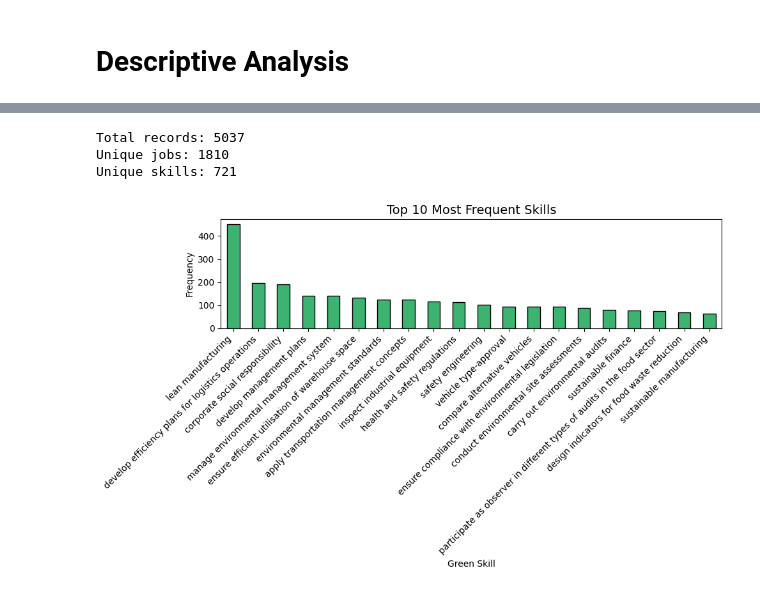
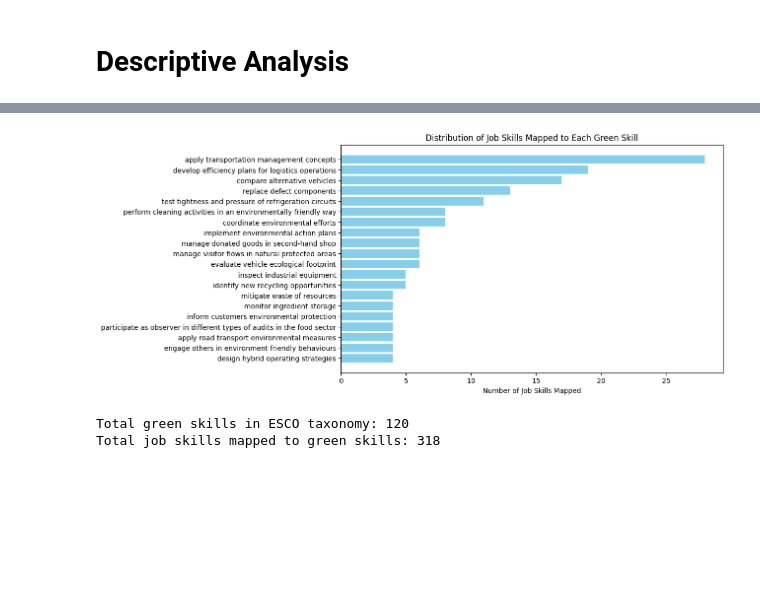
Before and after one commit to JNArrazola/green_skill_RAG_system, a Jupyter notebook: src/4_descriptive_analysis.ipynb, the cells around one changed output, grey strips where cells are left out. Cells and saved outputs as stored; diff of their text form; code cells hidden in the pictures; blank space fills up the shorter version.

```diff
--- a/src/4_descriptive_analysis.ipynb
+++ b/src/4_descriptive_analysis.ipynb
@@ -13,5 +7,5 @@ import pandas as pd
 # %%
 # Load the data
-df_joined = pd.read_csv("../data/green_jobs_normalized.csv")
-df_jobs = pd.read_csv("../data/jan_to_apr_2025_with_languages_cleaned.csv")
-df_skills = pd.read_csv("../data/taxonomies/esco_green_skills_cleaned.csv")
+df_skills = pd.read_csv("../data/green_skills_with_GPT-5.csv")
+print(df_skills.shape)
+df_skills.head()
@@ -34,4 +19,0 @@ merged_jobs.head()
-# %%
-# Prepare the skills for merging
-df_skills = df_skills.reset_index().rename(columns={"index": "skill_id", "green_skill": "skill_name"}) # Add skill_id as a column
-merged_final = pd.merge(merged_jobs, df_skills, on="skill_id", how="left") # Merge with skills to get skill names
@@ -67,26 +19,0 @@ result = pd.read_csv("../data/green_jobs_with_titles.csv")
-# %%
-total_records = len(result)
-unique_jobs = result["job_id"].nunique()
-unique_skills = result["skill_id"].nunique()
-
-print(f"Total records: {total_records}")
-print(f"Unique jobs: {unique_jobs}")
-print(f"Unique skills: {unique_skills}")
-# %% [output]
-Total records: 5037
-Unique jobs: 1810
-Unique skills: 721
-# %%
-plt.figure(figsize=(10,6))
-
-skill_freq = result["skill_name"].value_counts()
-skill_freq.head(20).plot(kind="bar", color="mediumseagreen", edgecolor="black")
-
-plt.title("Top 10 Most Frequent Skills", fontsize=14)
-plt.xlabel("Green Skill")
-plt.ylabel("Frequency")
-plt.xticks(rotation=45, ha="right")
-plt.tight_layout()
-plt.show()
-# %% [output]
-[figure, removed]
@@ -94,0 +20,26 @@ skill_freq.to_csv("../data/skill_frequencies.csv")
+# %%
+Y = df_skills[df_skills["esco_skill_name"] != "No"]['esco_skill_name'].value_counts().sort_values(ascending=False)
+X = Y.index
+
+with open("../data/green_skills_mapped.txt", "w") as f:
+    for skill, count in zip(X, Y):
+        f.write(f"{skill}: {count}\n")
+
+X = X[:20]
+Y = Y[:20]
+
+plt.figure(figsize=(10, 6))
+plt.barh(X, Y, color='skyblue')
+plt.xlabel('Number of Job Skills Mapped')
+plt.title('Distribution of Job Skills Mapped to Each Green Skill')
+plt.gca().invert_yaxis()
+plt.show()
+# %% [output]
+[figure, added]
+# %%
+# Print stats
+print(f"Total green skills in ESCO taxonomy: {df_skills[df_skills['esco_skill_name'] != 'No']['esco_skill_name'].nunique()}")
+print(f"Total job skills mapped to green skills: {df_skills[df_skills['esco_skill_name'] != 'No'].shape[0]}")
+# %% [output]
+Total green skills in ESCO taxonomy: 120
+Total job skills mapped to green skills: 318
```
Also changed, not shown: parts of 12 cells of this notebook, 7 other files.
